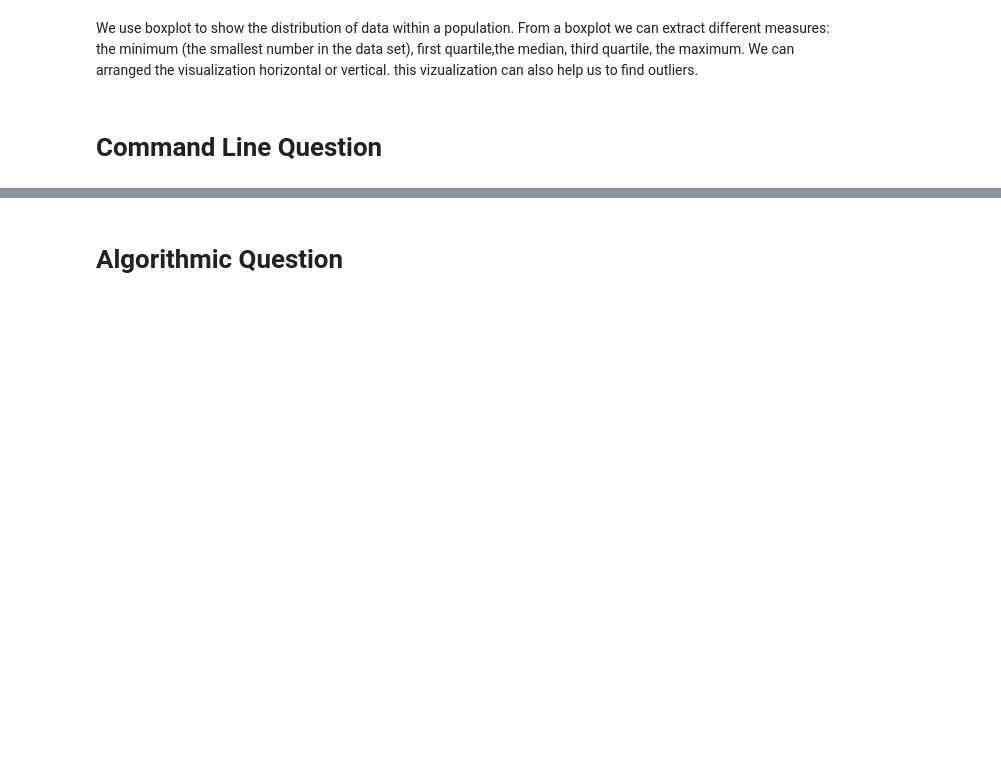
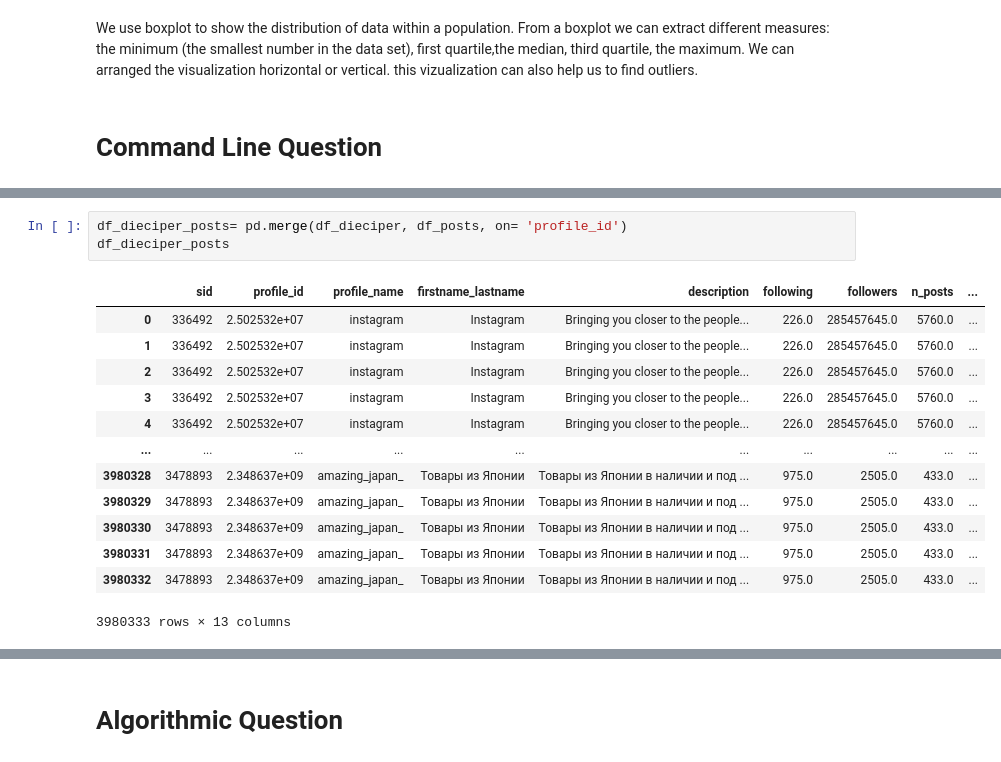
Before and after one commit to Sciok2000/ADM-2022-Homework2, a Jupyter notebook: HW_2.ipynb, the cells around one changed output, grey strips where cells are left out. Cells and saved outputs as stored; diff of their text form; blank space fills up the shorter version.

```diff
--- a/HW_2.ipynb
+++ b/HW_2.ipynb
@@ -856,0 +884,17 @@ this vizualization can also help us to find outliers.
+# %%
+df_dieciper_posts= pd.merge(df_dieciper, df_posts, on= 'profile_id')
+df_dieciper_posts
+# %% [output]
+|  | sid | profile_id | profile_name | firstname_lastname | description | following | followers | n_posts | ... |
+| 0 | 336492 | 2.502532e+07 | instagram | Instagram | Bringing you closer to the people... | 226.0 | 285457645.0 | 5760.0 | ... |
+| 1 | 336492 | 2.502532e+07 | instagram | Instagram | Bringing you closer to the people... | 226.0 | 285457645.0 | 5760.0 | ... |
+| 2 | 336492 | 2.502532e+07 | instagram | Instagram | Bringing you closer to the people... | 226.0 | 285457645.0 | 5760.0 | ... |
+| 3 | 336492 | 2.502532e+07 | instagram | Instagram | Bringing you closer to the people... | 226.0 | 285457645.0 | 5760.0 | ... |
+| 4 | 336492 | 2.502532e+07 | instagram | Instagram | Bringing you closer to the people... | 226.0 | 285457645.0 | 5760.0 | ... |
+| ... | ... | ... | ... | ... | ... | ... | ... | ... | ... |
+| 3980328 | 3478893 | 2.348637e+09 | amazing_japan_ | Товары из Японии | Товары из Японии в наличии и под ... | 975.0 | 2505.0 | 433.0 | ... |
+| 3980329 | 3478893 | 2.348637e+09 | amazing_japan_ | Товары из Японии | Товары из Японии в наличии и под ... | 975.0 | 2505.0 | 433.0 | ... |
+| 3980330 | 3478893 | 2.348637e+09 | amazing_japan_ | Товары из Японии | Товары из Японии в наличии и под ... | 975.0 | 2505.0 | 433.0 | ... |
+| 3980331 | 3478893 | 2.348637e+09 | amazing_japan_ | Товары из Японии | Товары из Японии в наличии и под ... | 975.0 | 2505.0 | 433.0 | ... |
+| 3980332 | 3478893 | 2.348637e+09 | amazing_japan_ | Товары из Японии | Товары из Японии в наличии и под ... | 975.0 | 2505.0 | 433.0 | ... |
+3980333 rows × 13 columns
```
Also changed, not shown: parts of 23 cells of this notebook.
